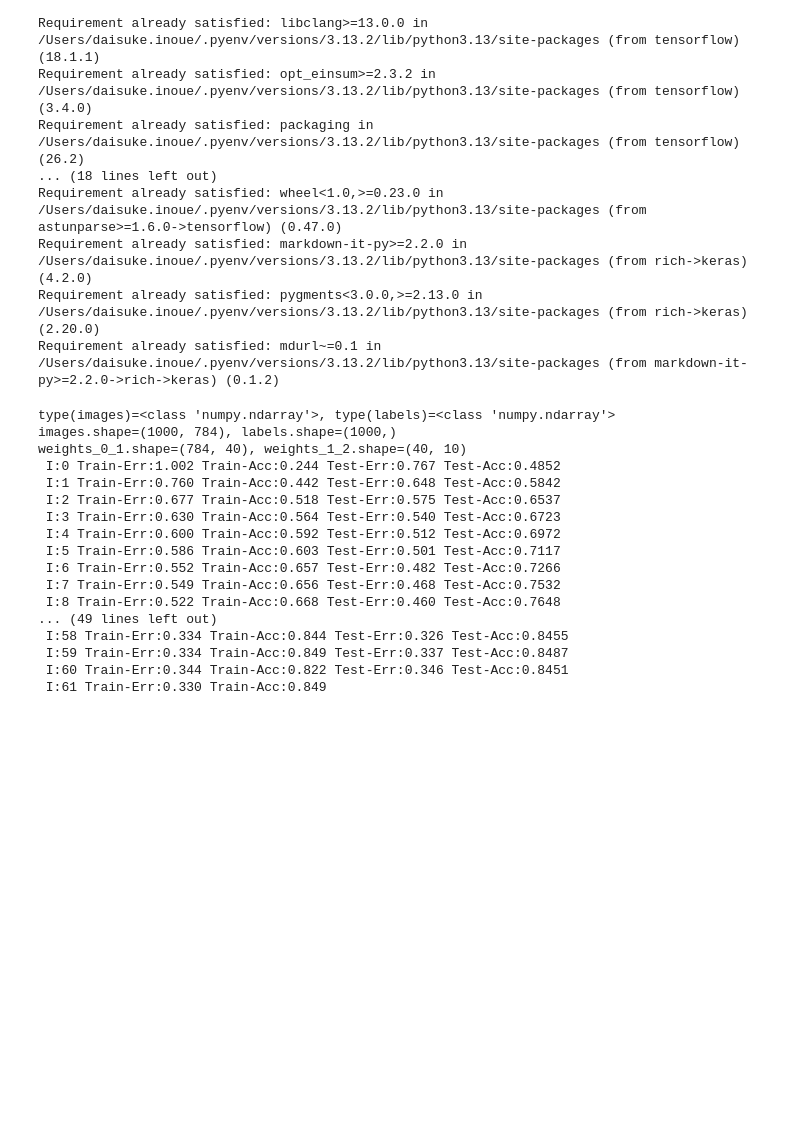
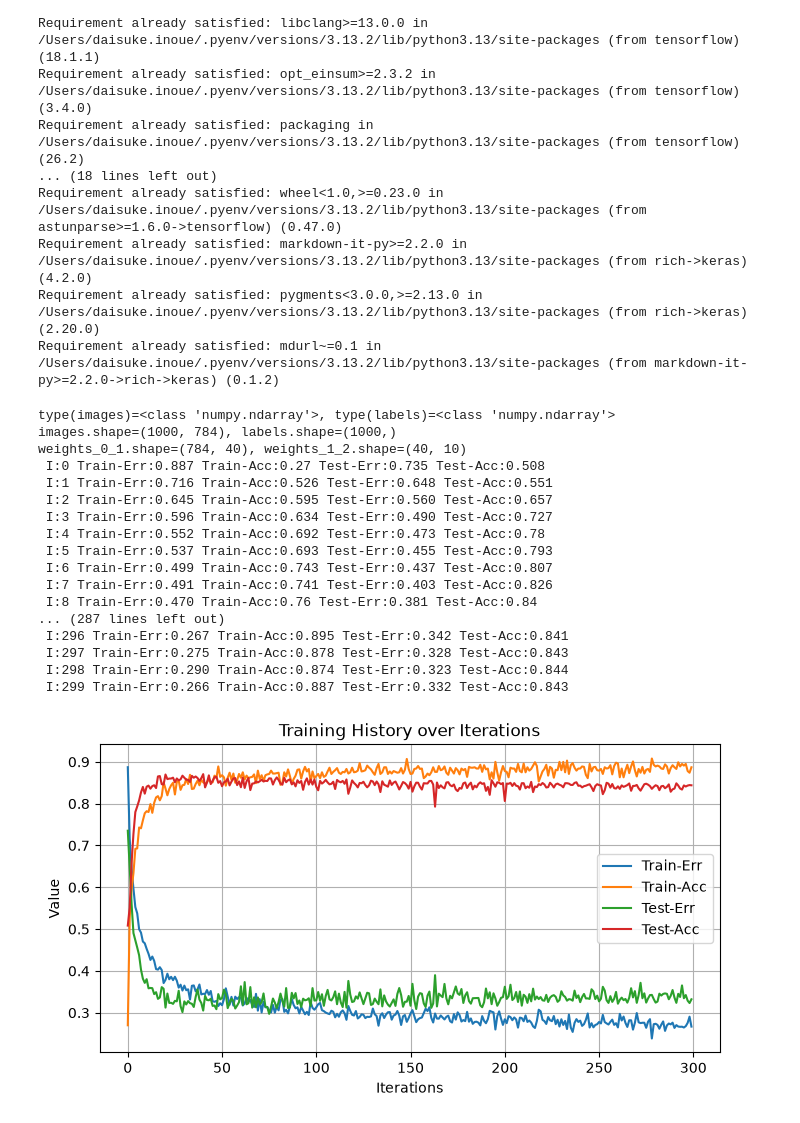
Before and after one commit to taisyo7333/grokking-deep-learning, a Jupyter notebook: 9/9-9-minist.ipynb, the cells around one changed output. Drawn from its saved outputs; the diff is of its cells as text; code cells hidden in the pictures; blank space fills up the shorter version.

```diff
--- a/9/9-9-minist.ipynb
+++ b/9/9-9-minist.ipynb
@@ -54,6 +54,16 @@ def relu(x):
 def relu2derive(output):
     return output > 0
 
+def tanh(x):
+    return np.tanh(x)
+
+def tanh2derive(output):
+    return 1 - (output ** 2)
+
+def softmax(x):
+    temp = np.exp(x)
+    return temp / np.sum(temp, axis=1, keepdims=True)
+
 np.random.seed(1)
 
 alpha, iterations, hidden_size = (0.005, 300, 40)
@@ -64,7 +74,7 @@ batch_size = 100
 
 # -0.1 to 0.1
 # 784x40 matrix
-weights_0_1 = 0.2 * np.random.random((pixels_per_image, hidden_size)) - 0.1
+weights_0_1 = 0.02 * np.random.random((pixels_per_image, hidden_size)) - 0.01
 # 40x10 matrix
 weights_1_2 = 0.2 * np.random.random((hidden_size , num_labels)) - 0.1
 
@@ -121,11 +131,6 @@ for j in range(iterations):
     #train_error.append(train_err / float(len(images)))
     #train_accuracy.append(train_acc / float(len(images)))
 
-    sys.stdout.write(
-        " I:" + str(j) + \
-        " Train-Err:" + str(train_err / float(len(images)))[0:5] + \
-        " Train-Acc:" + str(train_acc / float(len(images)))
-    )
 
 #    if( j % 10 == 0 or j == iterations - 1):
     test_err, test_acc = (0.0, 0)
@@ -137,45 +142,49 @@ for j in range(iterations):
 
         test_err += np.sum((layer_2 - test_labels[i:i+1]) ** 2)
         test_acc += int(np.argmax(layer_2) == np.argmax(test_labels[i:i+1]))
 
     sys.stdout.write(
+        " I:" + str(j) + \
+        " Train-Err:" + str(train_err / float(len(images)))[0:5] + \
+        " Train-Acc:" + str(train_acc / float(len(images)))[0:5] + \
         " Test-Err:" + str(test_err / float(len(test_images)))[0:5] + \
-        " Test-Acc:" + str(test_acc / float(len(test_images)))
+        " Test-Acc:" + str(test_acc / float(len(test_images)))[0:5]
     )
     sys.stdout.write("\n")
 
     # matplotlib
     train_error.append(train_err / float(len(images)))
     train_accuracy.append(train_acc / float(len(images)))
     test_error.append(test_err / float(len(test_images)))
     test_accuracy.append(test_acc / float(len(test_images)))
 
 plt.figure(figsize=(8, 4))
 plt.plot(train_error, label="Train-Err")
 plt.plot(train_accuracy, label="Train-Acc")
 plt.plot(test_error, label="Test-Err")
 plt.plot(test_accuracy, label="Test-Acc")
 plt.xlabel("Iterations")
 plt.ylabel("Value")
 plt.title("Training History over Iterations")
 plt.legend()
 plt.grid(True)
 plt.show()
 # %% [output]
 type(images)=<class 'numpy.ndarray'>, type(labels)=<class 'numpy.ndarray'>
 images.shape=(1000, 784), labels.shape=(1000,)
 weights_0_1.shape=(784, 40), weights_1_2.shape=(40, 10)
- I:0 Train-Err:1.002 Train-Acc:0.244 Test-Err:0.767 Test-Acc:0.4852
- I:1 Train-Err:0.760 Train-Acc:0.442 Test-Err:0.648 Test-Acc:0.5842
- I:2 Train-Err:0.677 Train-Acc:0.518 Test-Err:0.575 Test-Acc:0.6537
- I:3 Train-Err:0.630 Train-Acc:0.564 Test-Err:0.540 Test-Acc:0.6723
- I:4 Train-Err:0.600 Train-Acc:0.592 Test-Err:0.512 Test-Acc:0.6972
- I:5 Train-Err:0.586 Train-Acc:0.603 Test-Err:0.501 Test-Acc:0.7117
- I:6 Train-Err:0.552 Train-Acc:0.657 Test-Err:0.482 Test-Acc:0.7266
- I:7 Train-Err:0.549 Train-Acc:0.656 Test-Err:0.468 Test-Acc:0.7532
- I:8 Train-Err:0.522 Train-Acc:0.668 Test-Err:0.460 Test-Acc:0.7648
-... (49 lines left out)
- I:58 Train-Err:0.334 Train-Acc:0.844 Test-Err:0.326 Test-Acc:0.8455
- I:59 Train-Err:0.334 Train-Acc:0.849 Test-Err:0.337 Test-Acc:0.8487
- I:60 Train-Err:0.344 Train-Acc:0.822 Test-Err:0.346 Test-Acc:0.8451
- I:61 Train-Err:0.330 Train-Acc:0.849
+ I:0 Train-Err:0.887 Train-Acc:0.27 Test-Err:0.735 Test-Acc:0.508
+ I:1 Train-Err:0.716 Train-Acc:0.526 Test-Err:0.648 Test-Acc:0.551
+ I:2 Train-Err:0.645 Train-Acc:0.595 Test-Err:0.560 Test-Acc:0.657
+ I:3 Train-Err:0.596 Train-Acc:0.634 Test-Err:0.490 Test-Acc:0.727
+ I:4 Train-Err:0.552 Train-Acc:0.692 Test-Err:0.473 Test-Acc:0.78
+ I:5 Train-Err:0.537 Train-Acc:0.693 Test-Err:0.455 Test-Acc:0.793
+ I:6 Train-Err:0.499 Train-Acc:0.743 Test-Err:0.437 Test-Acc:0.807
+ I:7 Train-Err:0.491 Train-Acc:0.741 Test-Err:0.403 Test-Acc:0.826
+ I:8 Train-Err:0.470 Train-Acc:0.76 Test-Err:0.381 Test-Acc:0.84
+... (287 lines left out)
+ I:296 Train-Err:0.267 Train-Acc:0.895 Test-Err:0.342 Test-Acc:0.841
+ I:297 Train-Err:0.275 Train-Acc:0.878 Test-Err:0.328 Test-Acc:0.843
+ I:298 Train-Err:0.290 Train-Acc:0.874 Test-Err:0.323 Test-Acc:0.844
+ I:299 Train-Err:0.266 Train-Acc:0.887 Test-Err:0.332 Test-Acc:0.843
+[figure, added]
```
